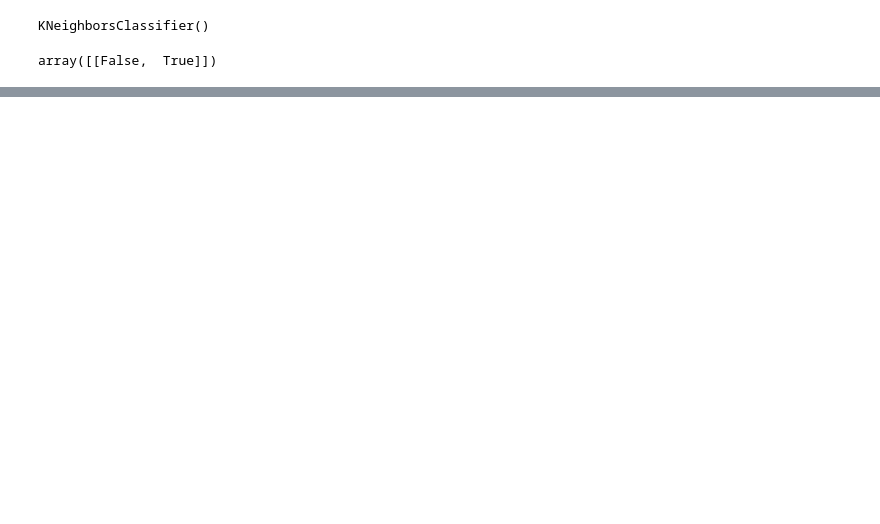
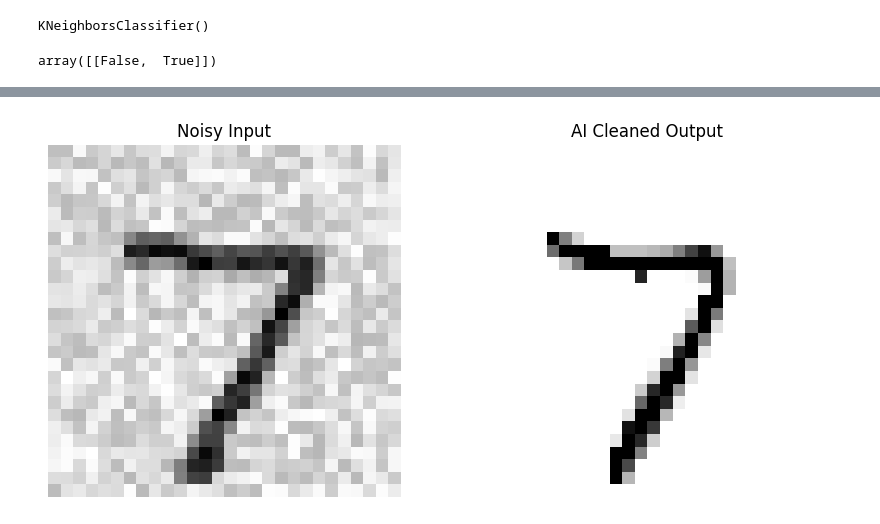
Before and after one commit to cicerohen/hands-on-ml-book, a Jupyter notebook: hands_on_chapter_3.ipynb, the cells around one changed output, grey strips where cells are left out. Drawn from its saved outputs; the diff is of its cells as text; code cells hidden in the pictures; blank space fills up the shorter version.

```diff
--- a/hands_on_chapter_3.ipynb
+++ b/hands_on_chapter_3.ipynb
@@ -202,0 +211,7 @@ array([[False,  True]])
+# %%
+noise = np.random.randint(0, 100, (len(X_train), 784))
+X_train_mod = X_train + noise
+noise = np.random.randint(0, 100, (len(X_test), 784))
+X_test_mod = X_test + noise
+y_train_mod = X_train
+y_test_mod = X_test
@@ -202,0 +226,25 @@ array([[False,  True]])
+# %%
+knn_clf.fit(X_train_mod, y_train_mod)
+clean_digit = knn_clf.predict([X_test_mod[0]])
+# %%
+def plot_digit(data):
+    image = data.reshape(28, 28)
+    plt.imshow(image, cmap="binary")
+    plt.axis("off")
+
+# 2. Create a side-by-side comparison
+plt.figure(figsize=(10, 5))
+
+# Plot the noisy version (The Input)
+plt.subplot(1, 2, 1)
+plot_digit(X_test_mod[0])
+plt.title("Noisy Input")
+
+# Plot the clean_digit (The AI's Prediction)
+plt.subplot(1, 2, 2)
+plot_digit(clean_digit)
+plt.title("AI Cleaned Output")
+
+plt.show()
+# %% [output]
+[figure, added]
```
Also changed, not shown: parts of 4 cells of this notebook.
